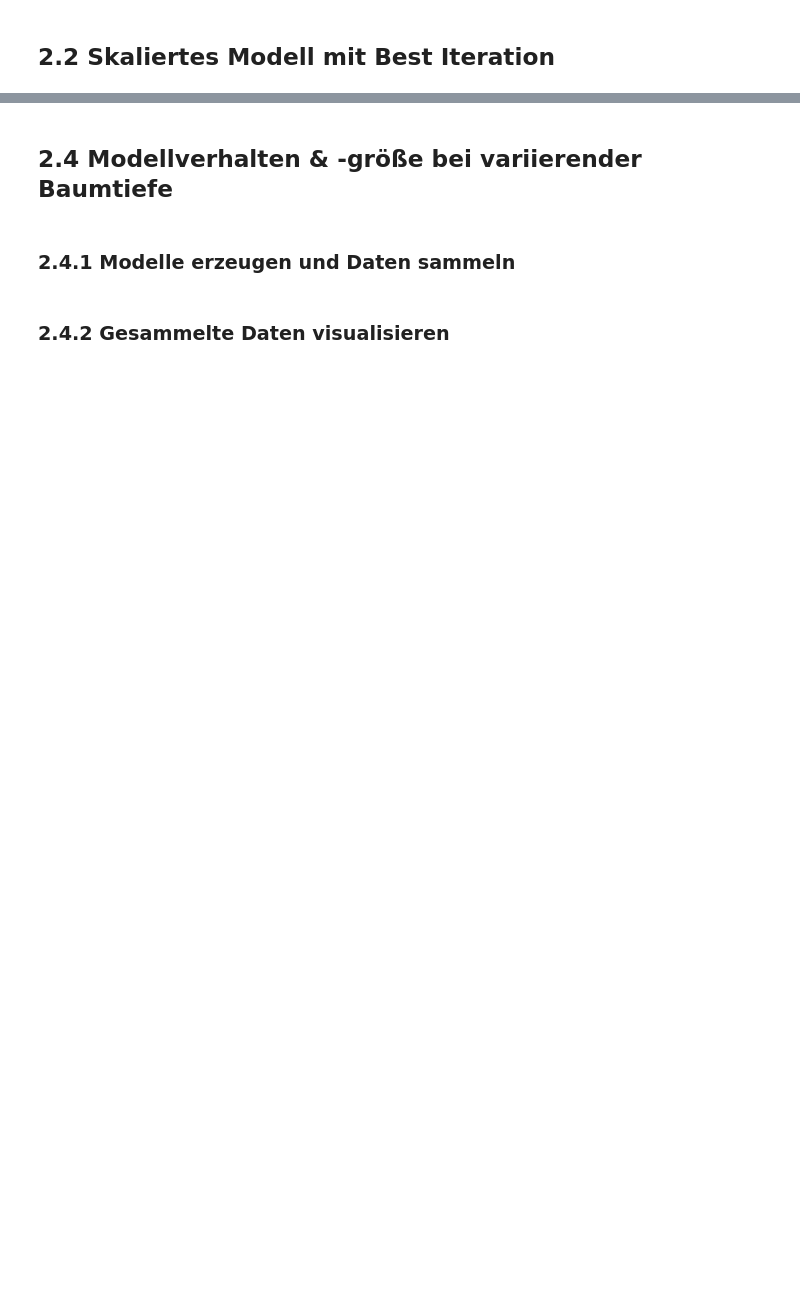
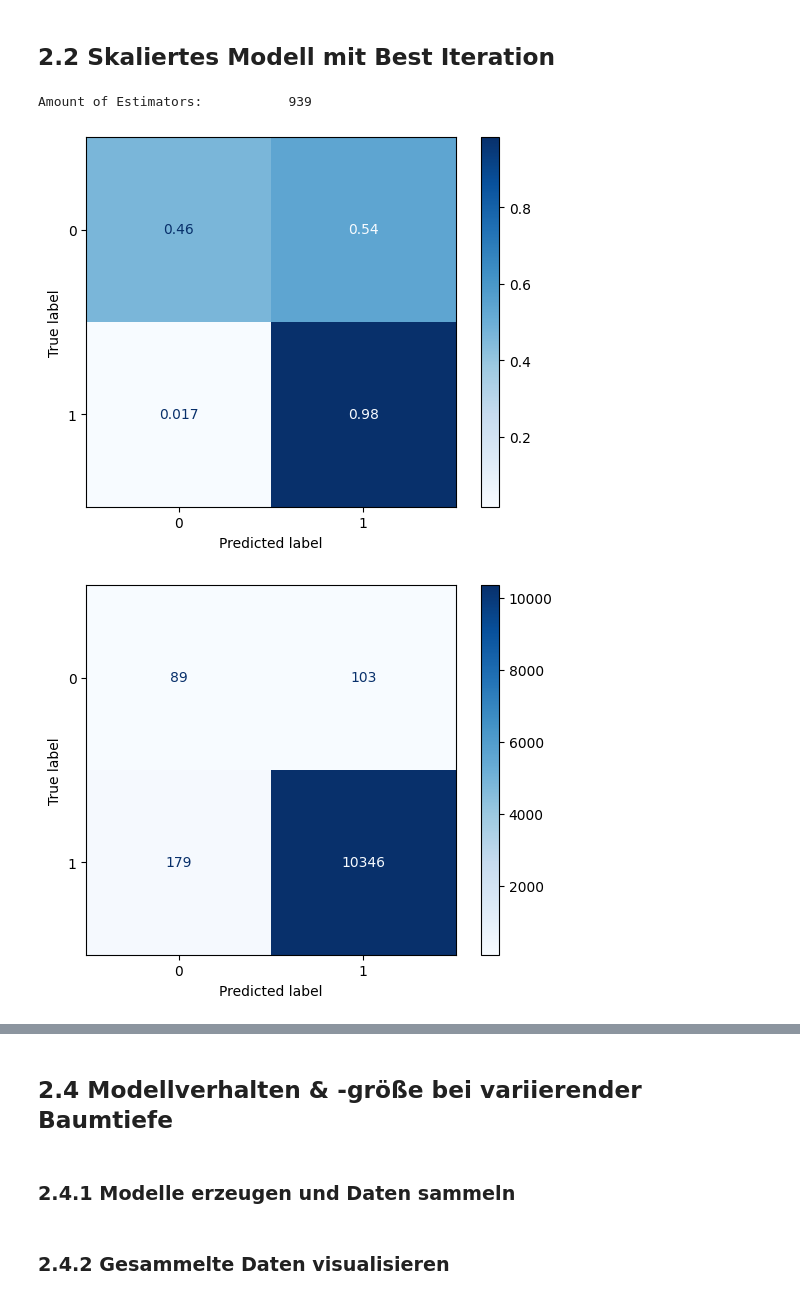
Before and after one commit to iTzOutmind/arduino-xgboost, a Jupyter notebook: gyro.ipynb, the cells around one changed output, grey strips where cells are left out. Drawn from its saved outputs; the diff is of its cells as text; code cells hidden in the pictures; blank space fills up the shorter version.

```diff
--- a/gyro.ipynb
+++ b/gyro.ipynb
@@ -214,17 +313,23 @@ checkOverfitting(clf_scaled)
 # %%
 clf_scaled_bi = XGBClassifier(
     objective = "binary:logistic",
     tree_method = 'exact',
     scale_pos_weight = classratio, # Increase weight of minority class
     n_estimators = bestIteration,
     )
 
 clf_scaled_bi.fit(
     xtrain, ytrain,
-    eval_set = ev_both,
+    eval_set = ev_all,
     verbose = 0
 )
 print(f'Amount of Estimators: \t\t{bestIteration}')
+plotConfusionMatrices(clf_scaled_bi)
+plotGeneralizationCurves(clf_scaled_bi,["Training","validation","Test"])
+plotROC(clf_scaled_bi)
 plotReport(clf_scaled_bi)
-plotGeneralizationCurves(clf_scaled_bi)
 checkOverfitting(clf_scaled)
+# %% [output]
+Amount of Estimators:           939
+[figure, added]
+[figure, added]
```
Also changed, not shown: parts of 25 cells of this notebook, 1 other file.
